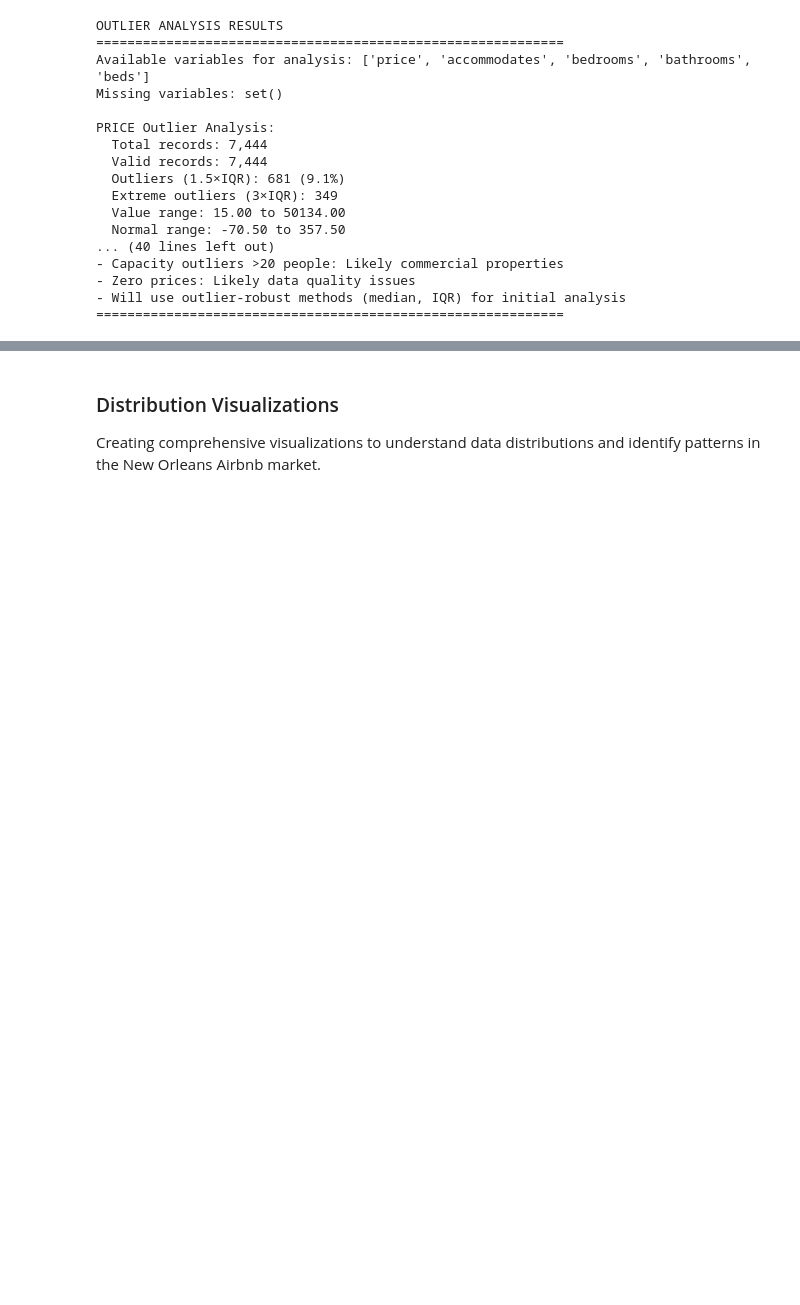
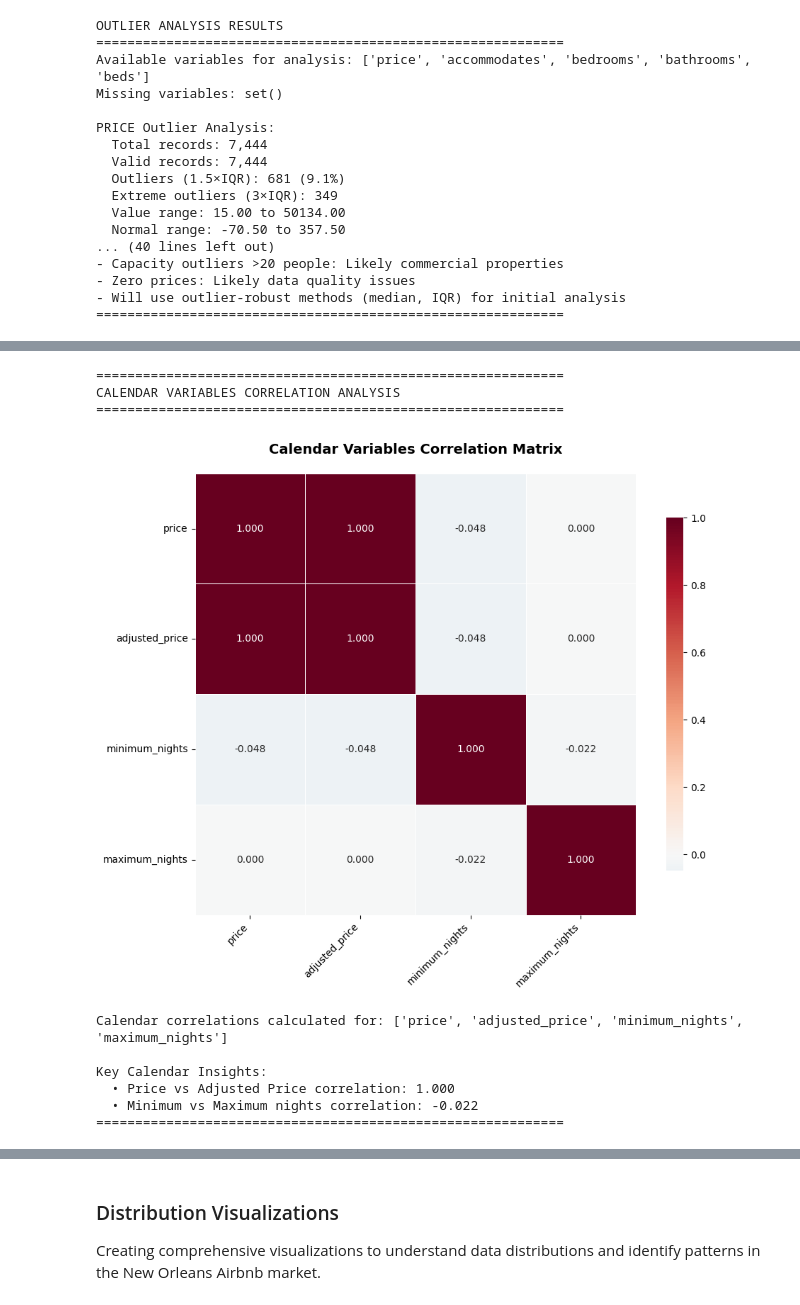
Before and after one commit to Trademark2004/AI-Applications-Project, a Jupyter notebook: Final_Project_661.ipynb, the cells around one changed output, grey strips where cells are left out. Drawn from its saved outputs; the diff is of its cells as text; code cells hidden in the pictures; blank space fills up the shorter version.

```diff
--- a/Final_Project_661.ipynb
+++ b/Final_Project_661.ipynb
@@ -605,0 +1006,55 @@ No numerical correlations to display for reviews dataset (only ID columns)
+# %%
+# 2. CALENDAR DATASET - Temporal and Pricing Patterns Correlation
+
+print("="*60)
+print("CALENDAR VARIABLES CORRELATION ANALYSIS")
+print("="*60)
+
+calendar_numeric = calendar_df.select_dtypes(include=np.number)
+calendar_exclude = ['listing_id', 'price_original', 'adjusted_price_original',
+                   'price_imputed', 'adjusted_price_imputed']
+calendar_analysis_cols = [col for col in calendar_numeric.columns if col not in calendar_exclude]
+
+if len(calendar_analysis_cols) >= 2:
+    calendar_corr = calendar_df[calendar_analysis_cols].corr()
+
+    # Create individual calendar correlation heatmap
+    plt.figure(figsize=(10, 8))
+
+    sns.heatmap(calendar_corr, annot=True, fmt='.3f', cmap='RdBu_r', center=0,
+                square=True, cbar_kws={"shrink": .8}, linewidths=0.5)
+
+    plt.title('Calendar Variables Correlation Matrix', fontsize=14, fontweight='bold', pad=20)
+    plt.xticks(rotation=45, ha='right')
+    plt.yticks(rotation=0)
+    plt.tight_layout()
+    plt.show()
+
+    print(f"Calendar correlations calculated for: {calendar_analysis_cols}")
+
+    # Insights about calendar correlations
+    print(f"\nKey Calendar Insights:")
+    if 'price' in calendar_corr.columns and 'adjusted_price' in calendar_corr.columns:
+        price_adj_corr = calendar_corr.loc['price', 'adjusted_price']
+        print(f"  • Price vs Adjusted Price correlation: {price_adj_corr:.3f}")
+
+    if 'minimum_nights' in calendar_corr.columns and 'maximum_nights' in calendar_corr.columns:
+        nights_corr = calendar_corr.loc['minimum_nights', 'maximum_nights']
+        print(f"  • Minimum vs Maximum nights correlation: {nights_corr:.3f}")
+
+else:
+    print("⚠ Insufficient calendar variables for meaningful correlation analysis")
+    print(f"Available variables: {calendar_analysis_cols}")
+
+print("="*60)
+# %% [output]
+============================================================
+CALENDAR VARIABLES CORRELATION ANALYSIS
+============================================================
+[figure, added]
+Calendar correlations calculated for: ['price', 'adjusted_price', 'minimum_nights', 'maximum_nights']
+
+Key Calendar Insights:
+  • Price vs Adjusted Price correlation: 1.000
+  • Minimum vs Maximum nights correlation: -0.022
+============================================================
```
Also changed, not shown: parts of 34 cells of this notebook, 1 other file.
